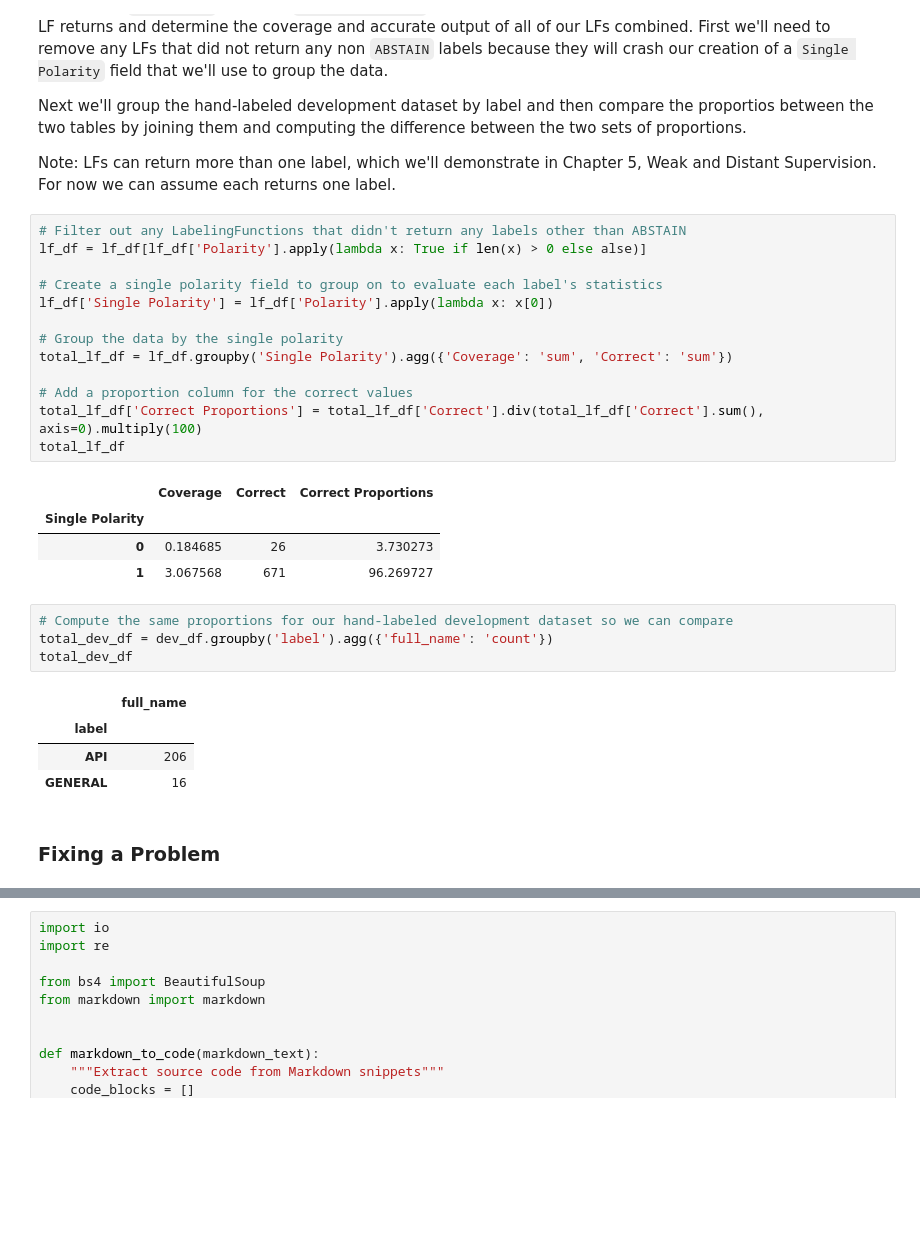
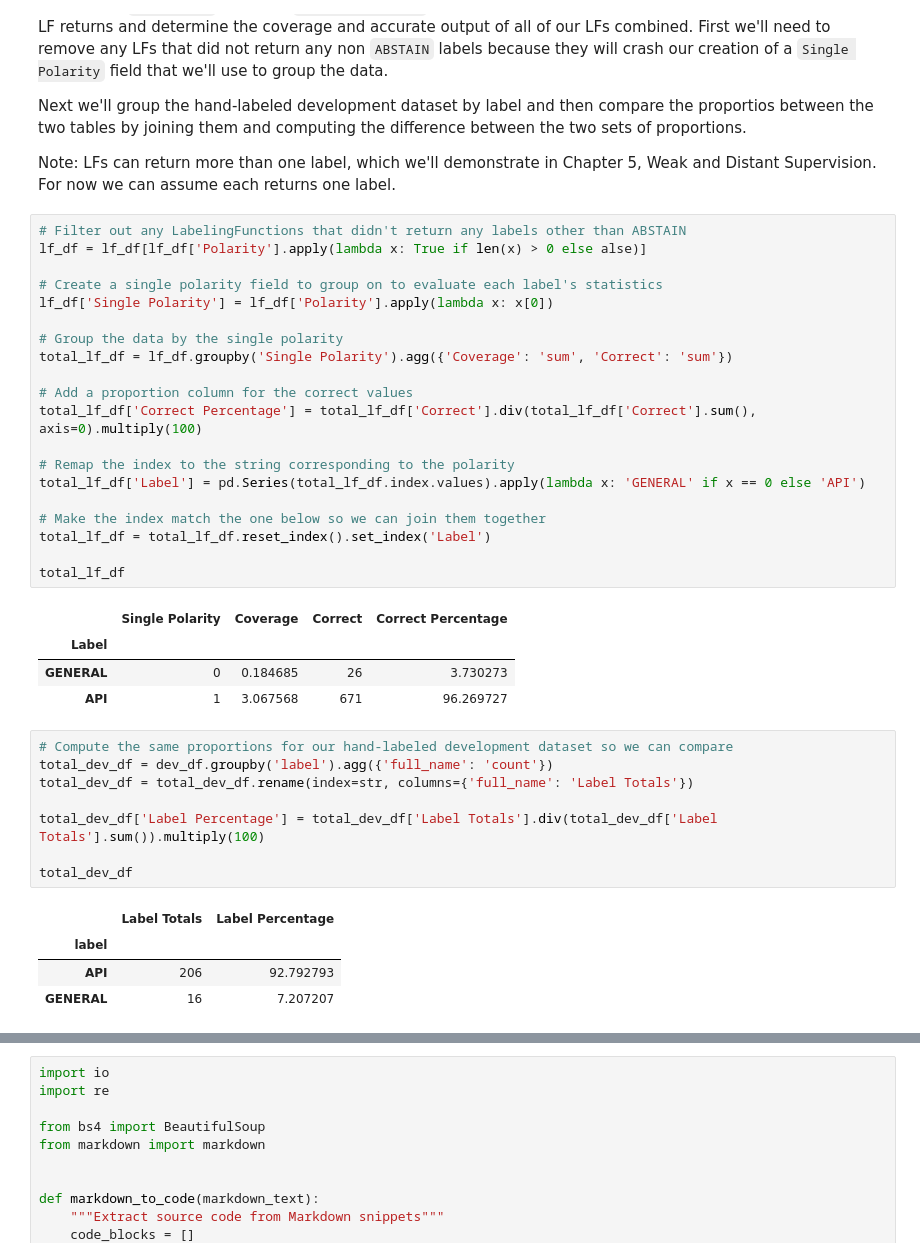
Before and after one commit to rjurney/weakly_supervised_learning_code, a Jupyter notebook: ch03/Introducing Snorkel.ipynb, the cells around one changed output, grey strips where cells are left out. Drawn from its saved outputs; the diff is of its cells as text; blank space fills up the shorter version.

Commit message:
Finished calculating LF coverage vs development dataset labels indicating that I need 2x as many LFs generating GENERAL labels

```diff
--- a/ch03/Introducing Snorkel.ipynb
+++ b/ch03/Introducing Snorkel.ipynb
@@ -884,29 +884,38 @@ Note: LFs can return more than one label, which we'll demonstrate in Chapter 5,
 # %%
 # Filter out any LabelingFunctions that didn't return any labels other than ABSTAIN
 lf_df = lf_df[lf_df['Polarity'].apply(lambda x: True if len(x) > 0 else alse)]
 
 # Create a single polarity field to group on to evaluate each label's statistics
 lf_df['Single Polarity'] = lf_df['Polarity'].apply(lambda x: x[0])
 
 # Group the data by the single polarity
 total_lf_df = lf_df.groupby('Single Polarity').agg({'Coverage': 'sum', 'Correct': 'sum'})
 
 # Add a proportion column for the correct values
-total_lf_df['Correct Proportions'] = total_lf_df['Correct'].div(total_lf_df['Correct'].sum(), axis=0).multiply(100)
+total_lf_df['Correct Percentage'] = total_lf_df['Correct'].div(total_lf_df['Correct'].sum(), axis=0).multiply(100)
+
+# Remap the index to the string corresponding to the polarity
+total_lf_df['Label'] = pd.Series(total_lf_df.index.values).apply(lambda x: 'GENERAL' if x == 0 else 'API')
+
+# Make the index match the one below so we can join them together
+total_lf_df = total_lf_df.reset_index().set_index('Label')
+
 total_lf_df
 # %% [output]
-|  | Coverage | Correct | Correct Proportions |
-| Single Polarity |  |  |  |
-| 0 | 0.184685 | 26 | 3.730273 |
-| 1 | 3.067568 | 671 | 96.269727 |
+|  | Single Polarity | Coverage | Correct | Correct Percentage |
+| Label |  |  |  |  |
+| GENERAL | 0 | 0.184685 | 26 | 3.730273 |
+| API | 1 | 3.067568 | 671 | 96.269727 |
 # %%
 # Compute the same proportions for our hand-labeled development dataset so we can compare
 total_dev_df = dev_df.groupby('label').agg({'full_name': 'count'})
+total_dev_df = total_dev_df.rename(index=str, columns={'full_name': 'Label Totals'})
+
+total_dev_df['Label Percentage'] = total_dev_df['Label Totals'].div(total_dev_df['Label Totals'].sum()).multiply(100)
+
 total_dev_df
 # %% [output]
-|  | full_name |
-| label |  |
-| API | 206 |
-| GENERAL | 16 |
+|  | Label Totals | Label Percentage |
+| label |  |  |
+| API | 206 | 92.792793 |
+| GENERAL | 16 | 7.207207 |
-# %% [markdown]
-### Fixing a Problem
```
Also changed, not shown: parts of 2 cells of this notebook.
